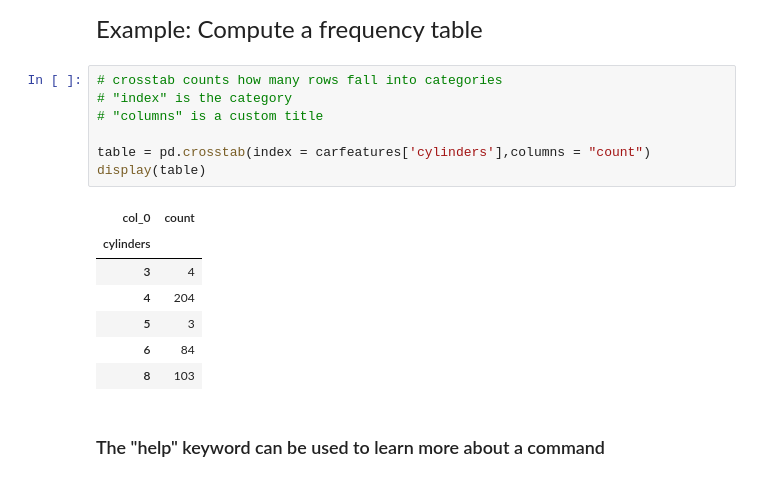
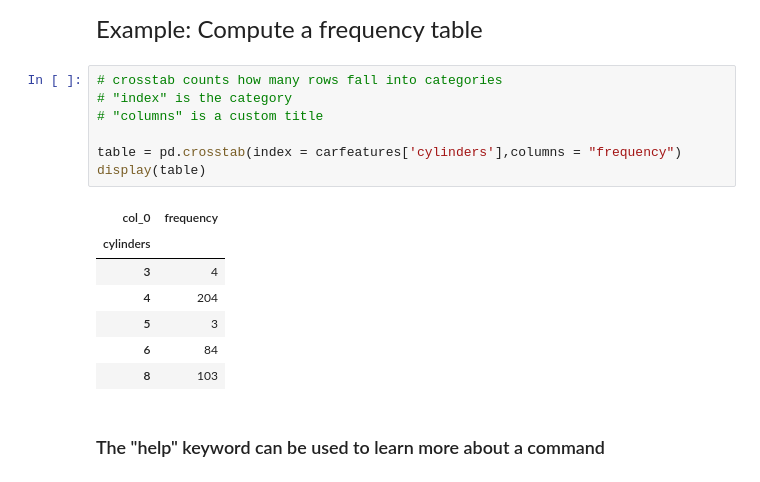
Before and after one commit to elaine928/datasci151fall2026, a Jupyter notebook: lecture_02/Lecture02_Elaine.ipynb, the cells around one changed output. Saved outputs shown, nothing was run; the diff lists cells and outputs as text.

```diff
--- a/lecture_02/Lecture02_Elaine.ipynb
+++ b/lecture_02/Lecture02_Elaine.ipynb
@@ -293,12 +293,12 @@ Example: Compute a frequency table
 # %%
 # crosstab counts how many rows fall into categories
 # "index" is the category
 # "columns" is a custom title
 
-table = pd.crosstab(index = carfeatures['cylinders'],columns = "count")
+table = pd.crosstab(index = carfeatures['cylinders'],columns = "frequency")
 display(table)
 # %% [output]
-| col_0 | count |
+| col_0 | frequency |
 | cylinders |  |
 | 3 | 4 |
 | 4 | 204 |
```
Also changed, not shown: 21 other files.
